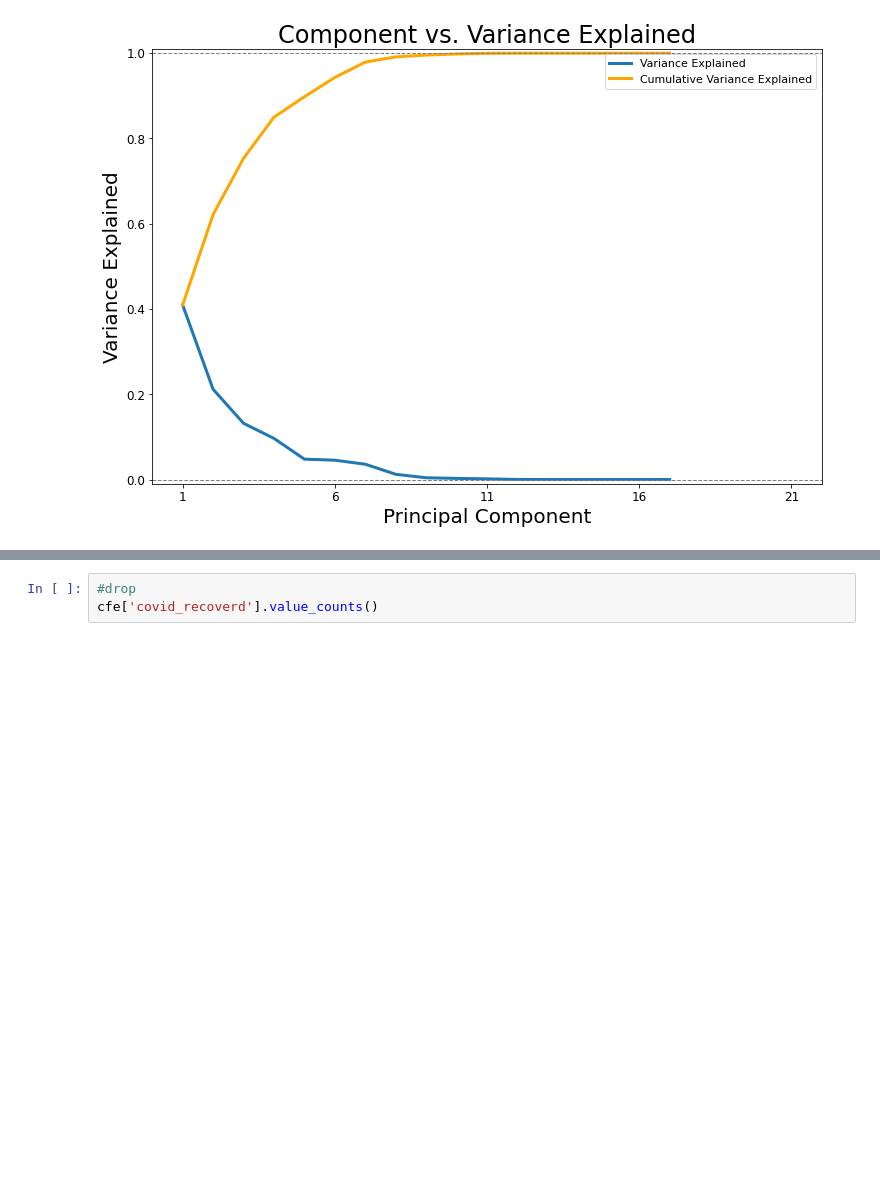
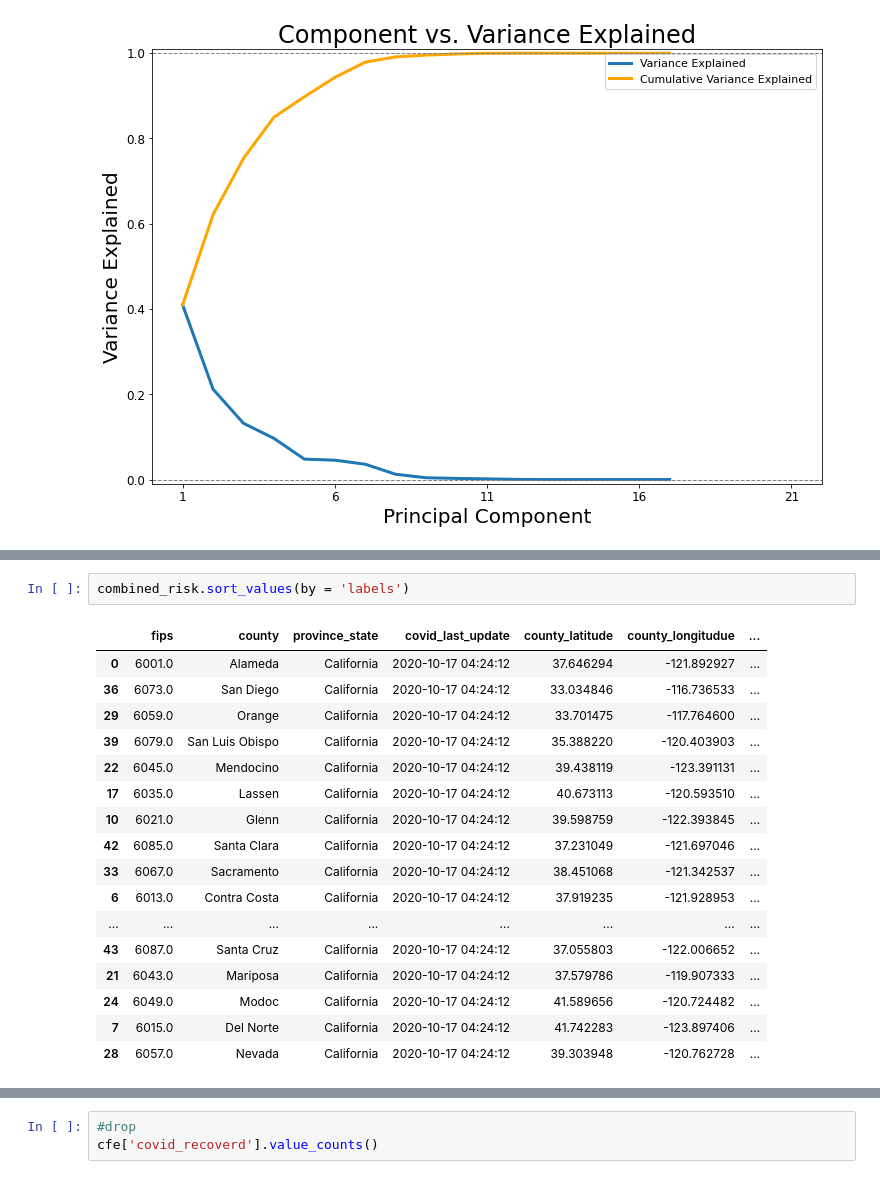
Before and after one commit to iforani/project-five, a Jupyter notebook: code/Clustering.ipynb, the cells around one changed output, grey strips where cells are left out. Cells and saved outputs as stored; diff of their text form; blank space fills up the shorter version.

```diff
--- a/code/Clustering.ipynb
+++ b/code/Clustering.ipynb
@@ -243,0 +432,20 @@ plt.legend(fontsize=11);
+# %%
+combined_risk.sort_values(by = 'labels')
+# %% [output]
+|  | fips | county | province_state | covid_last_update | county_latitude | county_longitudue | ... |
+| 0 | 6001.0 | Alameda | California | 2020-10-17 04:24:12 | 37.646294 | -121.892927 | ... |
+| 36 | 6073.0 | San Diego | California | 2020-10-17 04:24:12 | 33.034846 | -116.736533 | ... |
+| 29 | 6059.0 | Orange | California | 2020-10-17 04:24:12 | 33.701475 | -117.764600 | ... |
+| 39 | 6079.0 | San Luis Obispo | California | 2020-10-17 04:24:12 | 35.388220 | -120.403903 | ... |
+| 22 | 6045.0 | Mendocino | California | 2020-10-17 04:24:12 | 39.438119 | -123.391131 | ... |
+| 17 | 6035.0 | Lassen | California | 2020-10-17 04:24:12 | 40.673113 | -120.593510 | ... |
+| 10 | 6021.0 | Glenn | California | 2020-10-17 04:24:12 | 39.598759 | -122.393845 | ... |
+| 42 | 6085.0 | Santa Clara | California | 2020-10-17 04:24:12 | 37.231049 | -121.697046 | ... |
+| 33 | 6067.0 | Sacramento | California | 2020-10-17 04:24:12 | 38.451068 | -121.342537 | ... |
+| 6 | 6013.0 | Contra Costa | California | 2020-10-17 04:24:12 | 37.919235 | -121.928953 | ... |
+| ... | ... | ... | ... | ... | ... | ... | ... |
+| 43 | 6087.0 | Santa Cruz | California | 2020-10-17 04:24:12 | 37.055803 | -122.006652 | ... |
+| 21 | 6043.0 | Mariposa | California | 2020-10-17 04:24:12 | 37.579786 | -119.907333 | ... |
+| 24 | 6049.0 | Modoc | California | 2020-10-17 04:24:12 | 41.589656 | -120.724482 | ... |
+| 7 | 6015.0 | Del Norte | California | 2020-10-17 04:24:12 | 41.742283 | -123.897406 | ... |
+| 28 | 6057.0 | Nevada | California | 2020-10-17 04:24:12 | 39.303948 | -120.762728 | ... |
```
Also changed, not shown: parts of 73 cells of this notebook, 2 other files.
